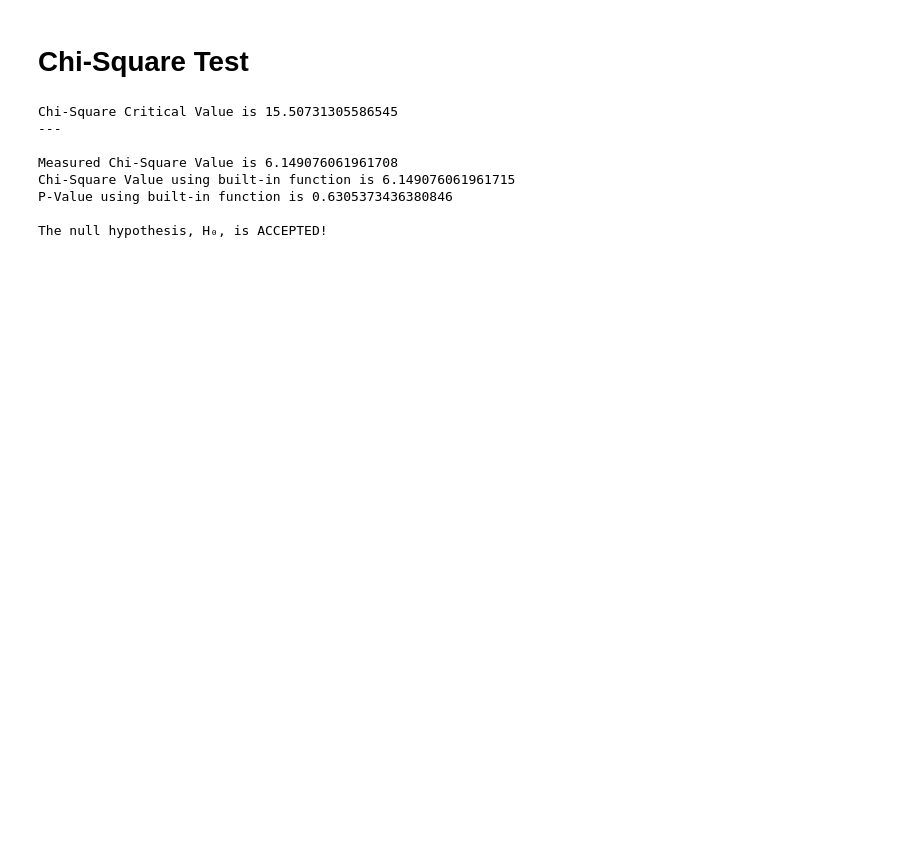
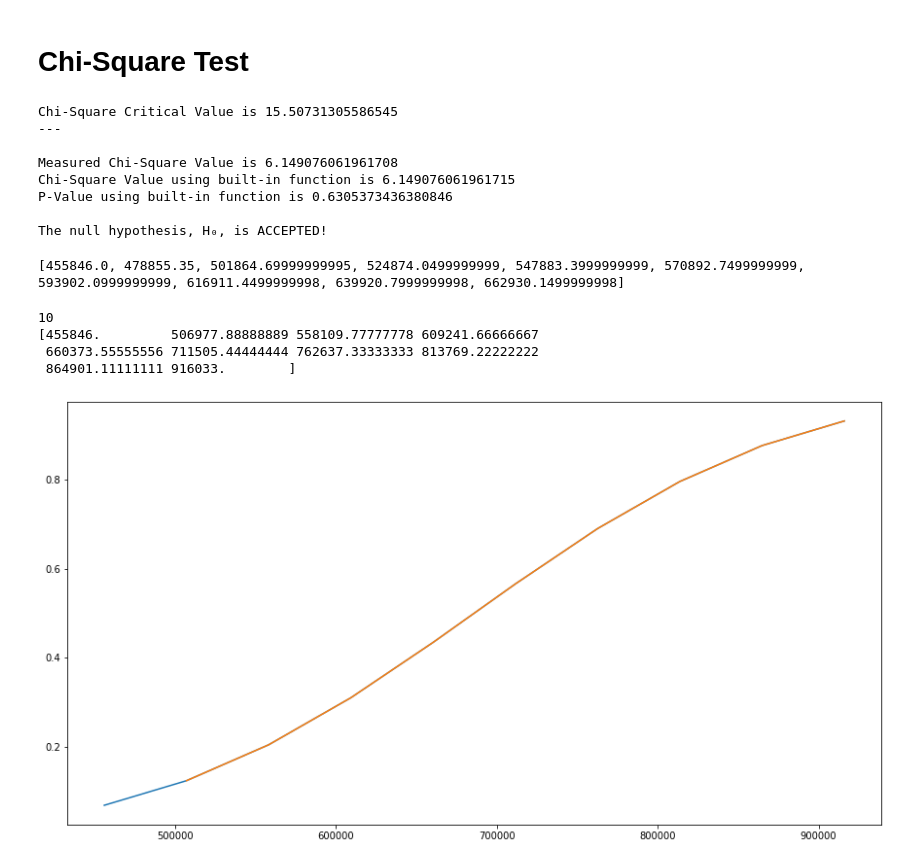
Before and after one commit to royruiz-dev/DataAutomation_SimComNets, a Jupyter notebook: SiMCN-Final-Task/SimComNet_FinalTask_Chi-square_Test.ipynb, the cells around one changed output. Cells and saved outputs as stored; diff of their text form; code cells hidden in the pictures; blank space fills up the shorter version.

```diff
--- a/SiMCN-Final-Task/SimComNet_FinalTask_Chi-square_Test.ipynb
+++ b/SiMCN-Final-Task/SimComNet_FinalTask_Chi-square_Test.ipynb
@@ -191,3 +232,23 @@ Chi-Square Value using built-in function is 6.149076061961715
 P-Value using built-in function is 0.6305373436380846
 
 The null hypothesis, H₀, is ACCEPTED!
+# %%
+print(interval_range())
+# %% [output]
+[455846.0, 478855.35, 501864.69999999995, 524874.0499999999, 547883.3999999999, 570892.7499999999, 593902.0999999999, 616911.4499999998, 639920.7999999998, 662930.1499999998]
+# %%
+y = np.array(array)
+y = np.sort(y, axis=None)
+plt.figure(figsize=(15,8))
+y3 = norm.cdf(interval_range(), loc = statistics.mean(y), scale=statistics.stdev(y))
+print(len(y3))
+print((y))
+plt.plot(y, y3)
+plt.plot(x, expected_frequency)
+plt.show()
+# %% [output]
+10
+[455846.         506977.88888889 558109.77777778 609241.66666667
+ 660373.55555556 711505.44444444 762637.33333333 813769.22222222
+ 864901.11111111 916033.        ]
+[figure, added]
```
Also changed, not shown: parts of 4 cells of this notebook.
